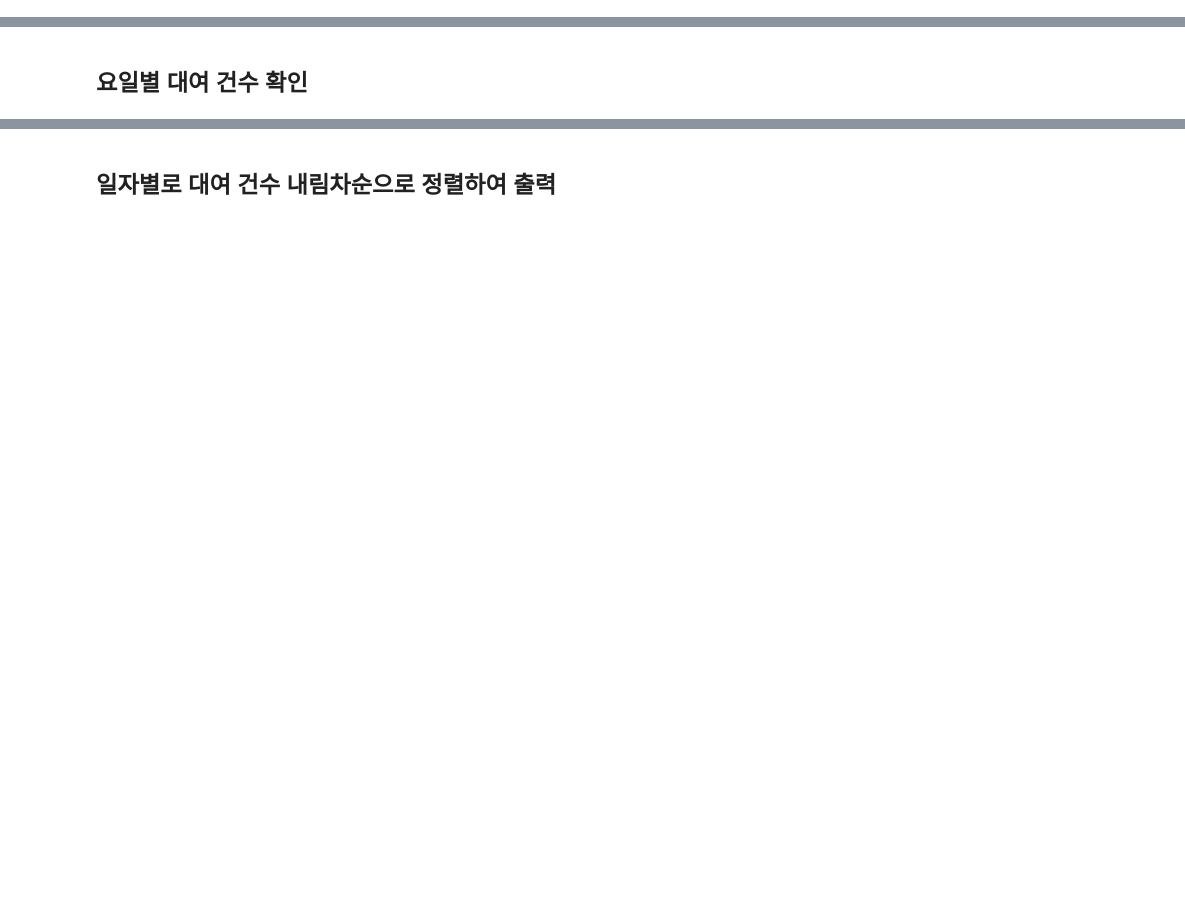
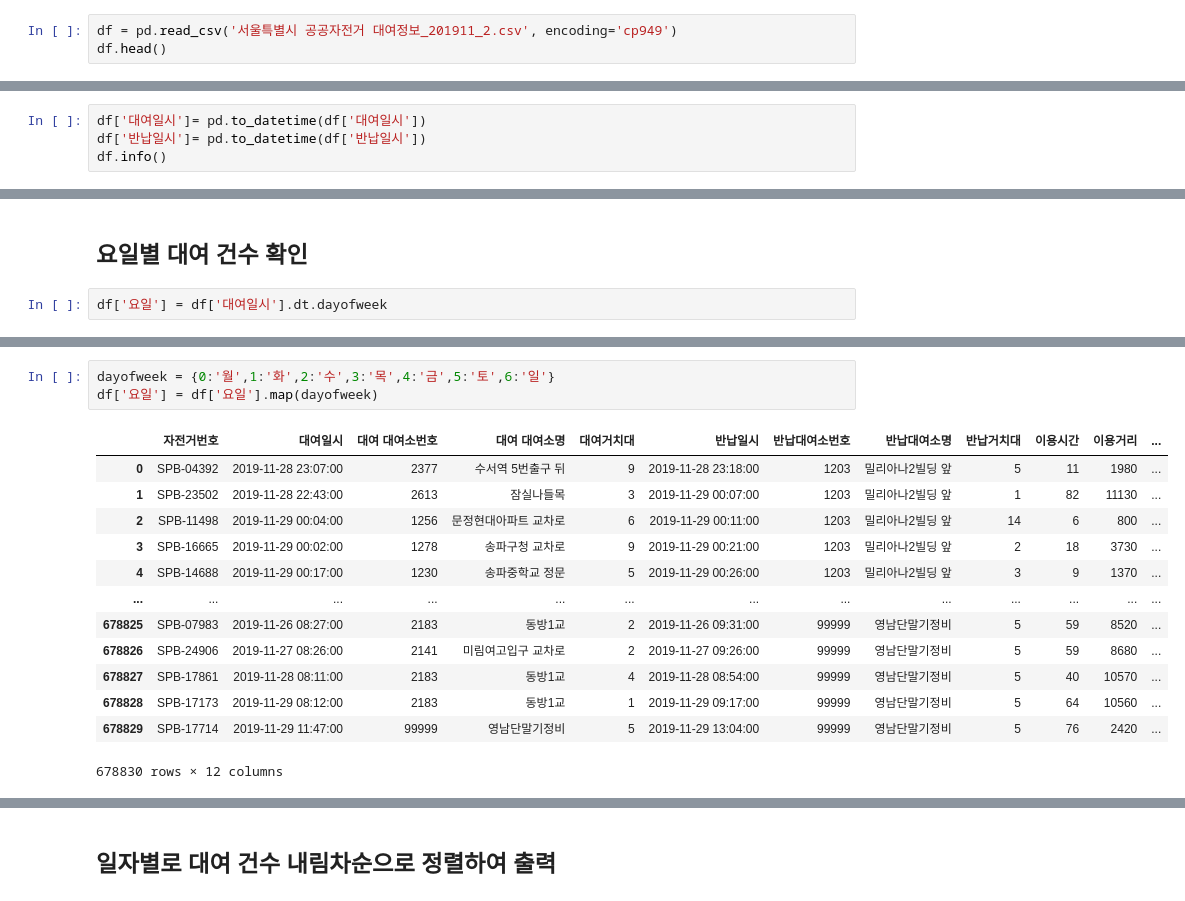
Before and after one commit to Ropung/data-analysis, a Jupyter notebook: 02.Pandas/서울시 공공자전거 대여/서울시 공공자전거 대여정보 분석 문제.ipynb, the cells around one changed output, grey strips where cells are left out. Saved outputs shown, nothing was run; the diff lists cells and outputs as text; blank space fills up the shorter version.

```diff
--- a/02.Pandas/서울시 공공자전거 대여/서울시 공공자전거 대여정보 분석 문제.ipynb
+++ b/02.Pandas/서울시 공공자전거 대여/서울시 공공자전거 대여정보 분석 문제.ipynb
@@ -119,3 +140,6 @@ ValueError: time data "2018. 5. 30 " doesn't match format "%Y.%m.%d", at positio
 - 요일별 대여 건수 확인
 # %% [markdown]
 ## 대여 정보 데이터 읽기
+# %%
+df = pd.read_csv('서울특별시 공공자전거 대여정보_201911_2.csv', encoding='cp949')
+df.head()
@@ -124,2 +166,6 @@ ValueError: time data "2018. 5. 30 " doesn't match format "%Y.%m.%d", at positio
 # %% [markdown]
 ## 대여일시, 반납일시를 날짜타입으로 변경
+# %%
+df['대여일시']= pd.to_datetime(df['대여일시'])
+df['반납일시']= pd.to_datetime(df['반납일시'])
+df.info()
@@ -126,2 +191,4 @@ ValueError: time data "2018. 5. 30 " doesn't match format "%Y.%m.%d", at positio
 # %% [markdown]
 ## 요일별 대여 건수 확인
+# %%
+df['요일'] = df['대여일시'].dt.dayofweek
@@ -127,0 +202,17 @@ ValueError: time data "2018. 5. 30 " doesn't match format "%Y.%m.%d", at positio
+# %%
+dayofweek = {0:'월',1:'화',2:'수',3:'목',4:'금',5:'토',6:'일'}
+df['요일'] = df['요일'].map(dayofweek)
+# %% [output]
+|  | 자전거번호 | 대여일시 | 대여 대여소번호 | 대여 대여소명 | 대여거치대 | 반납일시 | 반납대여소번호 | 반납대여소명 | 반납거치대 | 이용시간 | 이용거리 | ... |
+| 0 | SPB-04392 | 2019-11-28 23:07:00 | 2377 | 수서역 5번출구 뒤 | 9 | 2019-11-28 23:18:00 | 1203 | 밀리아나2빌딩 앞 | 5 | 11 | 1980 | ... |
+| 1 | SPB-23502 | 2019-11-28 22:43:00 | 2613 | 잠실나들목 | 3 | 2019-11-29 00:07:00 | 1203 | 밀리아나2빌딩 앞 | 1 | 82 | 11130 | ... |
+| 2 | SPB-11498 | 2019-11-29 00:04:00 | 1256 | 문정현대아파트 교차로 | 6 | 2019-11-29 00:11:00 | 1203 | 밀리아나2빌딩 앞 | 14 | 6 | 800 | ... |
+| 3 | SPB-16665 | 2019-11-29 00:02:00 | 1278 | 송파구청 교차로 | 9 | 2019-11-29 00:21:00 | 1203 | 밀리아나2빌딩 앞 | 2 | 18 | 3730 | ... |
+| 4 | SPB-14688 | 2019-11-29 00:17:00 | 1230 | 송파중학교 정문 | 5 | 2019-11-29 00:26:00 | 1203 | 밀리아나2빌딩 앞 | 3 | 9 | 1370 | ... |
+| ... | ... | ... | ... | ... | ... | ... | ... | ... | ... | ... | ... | ... |
+| 678825 | SPB-07983 | 2019-11-26 08:27:00 | 2183 | 동방1교 | 2 | 2019-11-26 09:31:00 | 99999 | 영남단말기정비 | 5 | 59 | 8520 | ... |
+| 678826 | SPB-24906 | 2019-11-27 08:26:00 | 2141 | 미림여고입구 교차로 | 2 | 2019-11-27 09:26:00 | 99999 | 영남단말기정비 | 5 | 59 | 8680 | ... |
+| 678827 | SPB-17861 | 2019-11-28 08:11:00 | 2183 | 동방1교 | 4 | 2019-11-28 08:54:00 | 99999 | 영남단말기정비 | 5 | 40 | 10570 | ... |
+| 678828 | SPB-17173 | 2019-11-29 08:12:00 | 2183 | 동방1교 | 1 | 2019-11-29 09:17:00 | 99999 | 영남단말기정비 | 5 | 64 | 10560 | ... |
+| 678829 | SPB-17714 | 2019-11-29 11:47:00 | 99999 | 영남단말기정비 | 5 | 2019-11-29 13:04:00 | 99999 | 영남단말기정비 | 5 | 76 | 2420 | ... |
+678830 rows × 12 columns
```
Also changed, not shown: parts of 17 cells of this notebook.
